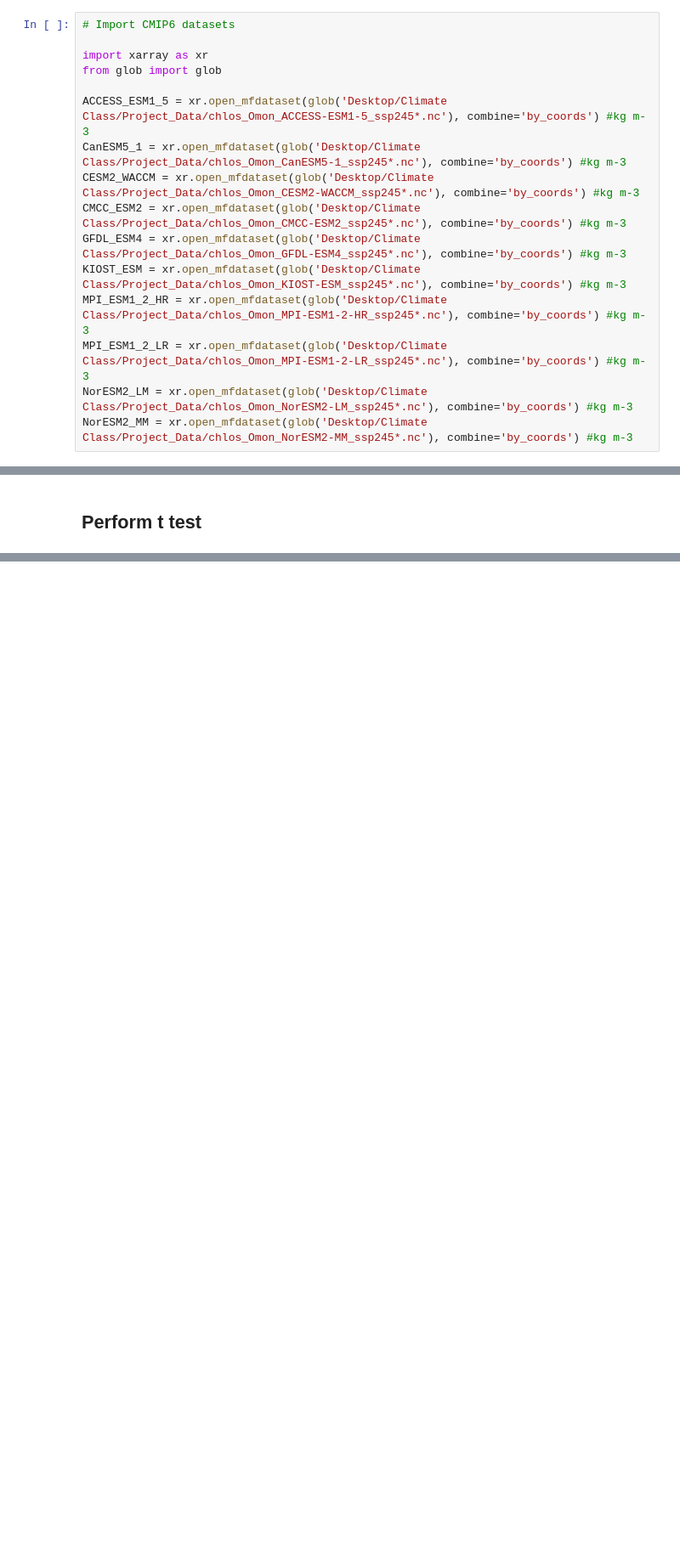
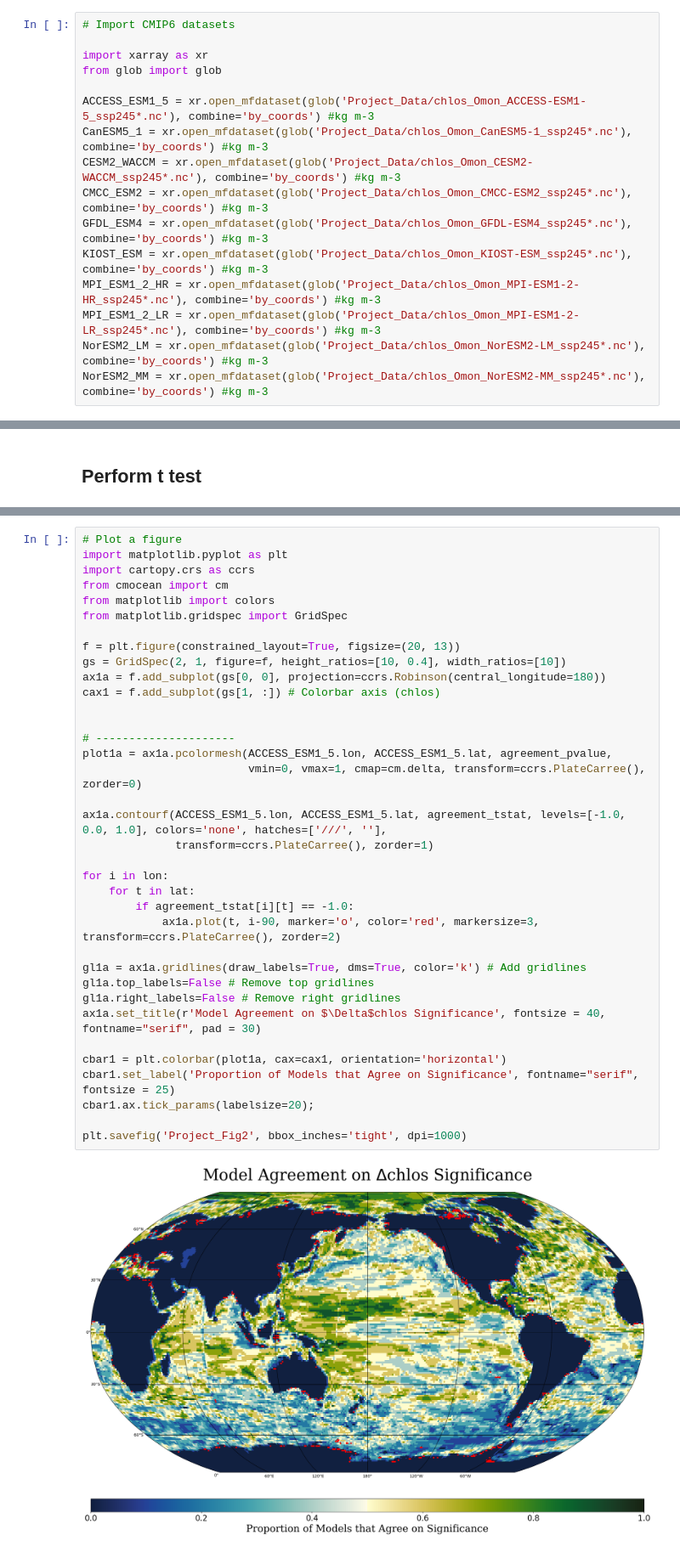
Before and after one commit to jake-t-snyder/Team-Sediment, a Jupyter notebook: Snyder_Project Code.ipynb, the cells around one changed output, grey strips where cells are left out. Shown at 85% size. Drawn from its saved outputs; the diff is of its cells as text; blank space fills up the shorter version.

```diff
--- a/Snyder_Project Code.ipynb
+++ b/Snyder_Project Code.ipynb
@@ -6,16 +6,16 @@
 import xarray as xr
 from glob import glob
 
-ACCESS_ESM1_5 = xr.open_mfdataset(glob('Desktop/Climate Class/Project_Data/chlos_Omon_ACCESS-ESM1-5_ssp245*.nc'), combine='by_coords') #kg m-3
-CanESM5_1 = xr.open_mfdataset(glob('Desktop/Climate Class/Project_Data/chlos_Omon_CanESM5-1_ssp245*.nc'), combine='by_coords') #kg m-3
-CESM2_WACCM = xr.open_mfdataset(glob('Desktop/Climate Class/Project_Data/chlos_Omon_CESM2-WACCM_ssp245*.nc'), combine='by_coords') #kg m-3
-CMCC_ESM2 = xr.open_mfdataset(glob('Desktop/Climate Class/Project_Data/chlos_Omon_CMCC-ESM2_ssp245*.nc'), combine='by_coords') #kg m-3
-GFDL_ESM4 = xr.open_mfdataset(glob('Desktop/Climate Class/Project_Data/chlos_Omon_GFDL-ESM4_ssp245*.nc'), combine='by_coords') #kg m-3
-KIOST_ESM = xr.open_mfdataset(glob('Desktop/Climate Class/Project_Data/chlos_Omon_KIOST-ESM_ssp245*.nc'), combine='by_coords') #kg m-3
-MPI_ESM1_2_HR = xr.open_mfdataset(glob('Desktop/Climate Class/Project_Data/chlos_Omon_MPI-ESM1-2-HR_ssp245*.nc'), combine='by_coords') #kg m-3
-MPI_ESM1_2_LR = xr.open_mfdataset(glob('Desktop/Climate Class/Project_Data/chlos_Omon_MPI-ESM1-2-LR_ssp245*.nc'), combine='by_coords') #kg m-3
-NorESM2_LM = xr.open_mfdataset(glob('Desktop/Climate Class/Project_Data/chlos_Omon_NorESM2-LM_ssp245*.nc'), combine='by_coords') #kg m-3
-NorESM2_MM = xr.open_mfdataset(glob('Desktop/Climate Class/Project_Data/chlos_Omon_NorESM2-MM_ssp245*.nc'), combine='by_coords') #kg m-3
+ACCESS_ESM1_5 = xr.open_mfdataset(glob('Project_Data/chlos_Omon_ACCESS-ESM1-5_ssp245*.nc'), combine='by_coords') #kg m-3
+CanESM5_1 = xr.open_mfdataset(glob('Project_Data/chlos_Omon_CanESM5-1_ssp245*.nc'), combine='by_coords') #kg m-3
+CESM2_WACCM = xr.open_mfdataset(glob('Project_Data/chlos_Omon_CESM2-WACCM_ssp245*.nc'), combine='by_coords') #kg m-3
+CMCC_ESM2 = xr.open_mfdataset(glob('Project_Data/chlos_Omon_CMCC-ESM2_ssp245*.nc'), combine='by_coords') #kg m-3
+GFDL_ESM4 = xr.open_mfdataset(glob('Project_Data/chlos_Omon_GFDL-ESM4_ssp245*.nc'), combine='by_coords') #kg m-3
+KIOST_ESM = xr.open_mfdataset(glob('Project_Data/chlos_Omon_KIOST-ESM_ssp245*.nc'), combine='by_coords') #kg m-3
+MPI_ESM1_2_HR = xr.open_mfdataset(glob('Project_Data/chlos_Omon_MPI-ESM1-2-HR_ssp245*.nc'), combine='by_coords') #kg m-3
+MPI_ESM1_2_LR = xr.open_mfdataset(glob('Project_Data/chlos_Omon_MPI-ESM1-2-LR_ssp245*.nc'), combine='by_coords') #kg m-3
+NorESM2_LM = xr.open_mfdataset(glob('Project_Data/chlos_Omon_NorESM2-LM_ssp245*.nc'), combine='by_coords') #kg m-3
+NorESM2_MM = xr.open_mfdataset(glob('Project_Data/chlos_Omon_NorESM2-MM_ssp245*.nc'), combine='by_coords') #kg m-3
 # %% [markdown]
 ## Check Data Structure
 # %%
@@ -150,0 +338,38 @@ Text(0.5, 1.0, 'ACCESS_ESM1_5')
+# %%
+# Plot a figure
+import matplotlib.pyplot as plt
+import cartopy.crs as ccrs
+from cmocean import cm
+from matplotlib import colors
+from matplotlib.gridspec import GridSpec
+
+f = plt.figure(constrained_layout=True, figsize=(20, 13))
+gs = GridSpec(2, 1, figure=f, height_ratios=[10, 0.4], width_ratios=[10])
+ax1a = f.add_subplot(gs[0, 0], projection=ccrs.Robinson(central_longitude=180))
+cax1 = f.add_subplot(gs[1, :]) # Colorbar axis (chlos)
+
+
+# ---------------------
+plot1a = ax1a.pcolormesh(ACCESS_ESM1_5.lon, ACCESS_ESM1_5.lat, agreement_pvalue,
+                         vmin=0, vmax=1, cmap=cm.delta, transform=ccrs.PlateCarree(), zorder=0)
+
+ax1a.contourf(ACCESS_ESM1_5.lon, ACCESS_ESM1_5.lat, agreement_tstat, levels=[-1.0, 0.0, 1.0], colors='none', hatches=['///', ''],
+              transform=ccrs.PlateCarree(), zorder=1)
+
+for i in lon:
+    for t in lat:
+        if agreement_tstat[i][t] == -1.0:
+            ax1a.plot(t, i-90, marker='o', color='red', markersize=3, transform=ccrs.PlateCarree(), zorder=2)
+
+gl1a = ax1a.gridlines(draw_labels=True, dms=True, color='k') # Add gridlines
+gl1a.top_labels=False # Remove top gridlines
+gl1a.right_labels=False # Remove right gridlines
+ax1a.set_title(r'Model Agreement on $\Delta$chlos Significance', fontsize = 40, fontname="serif", pad = 30)
+
+cbar1 = plt.colorbar(plot1a, cax=cax1, orientation='horizontal')
+cbar1.set_label('Proportion of Models that Agree on Significance', fontname="serif", fontsize = 25)
+cbar1.ax.tick_params(labelsize=20);
+
+plt.savefig('Project_Fig2', bbox_inches='tight', dpi=1000)
+# %% [output]
+[figure, added]
```
Also changed, not shown: parts of 11 cells of this notebook.
